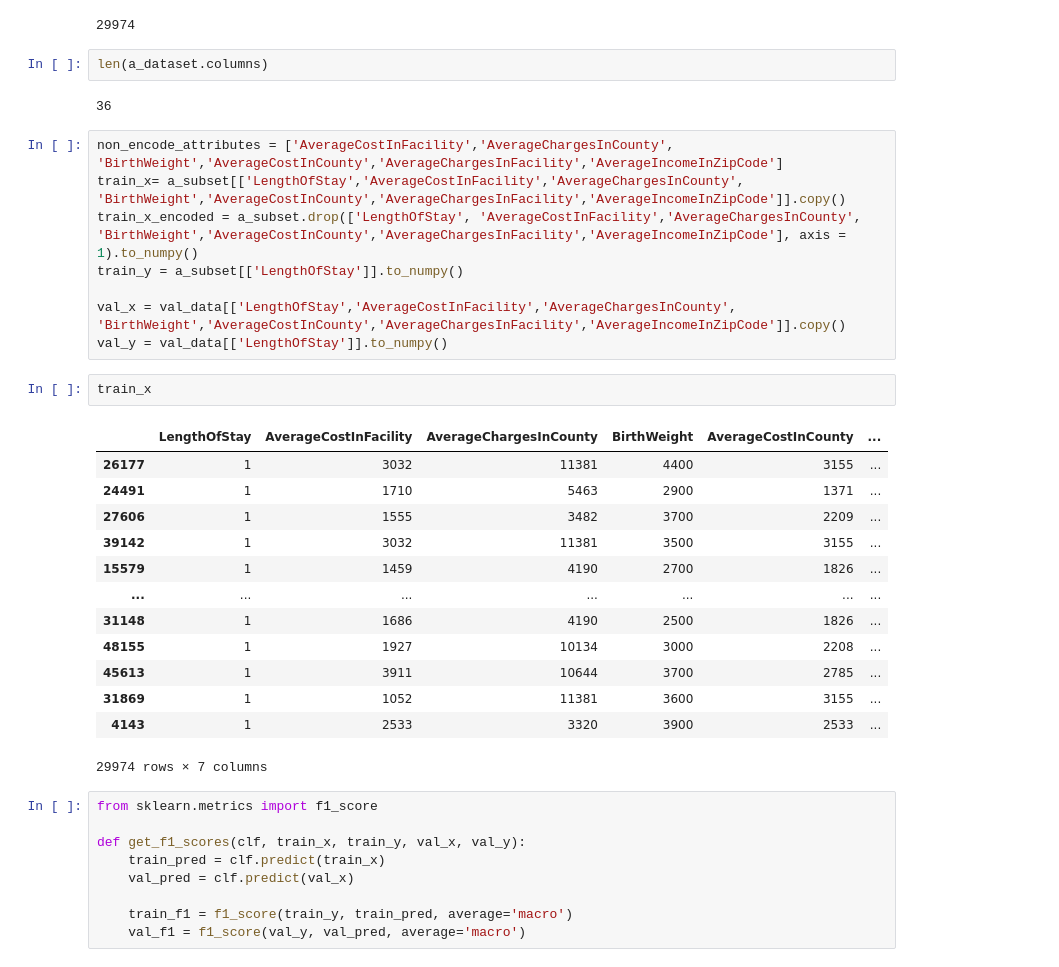
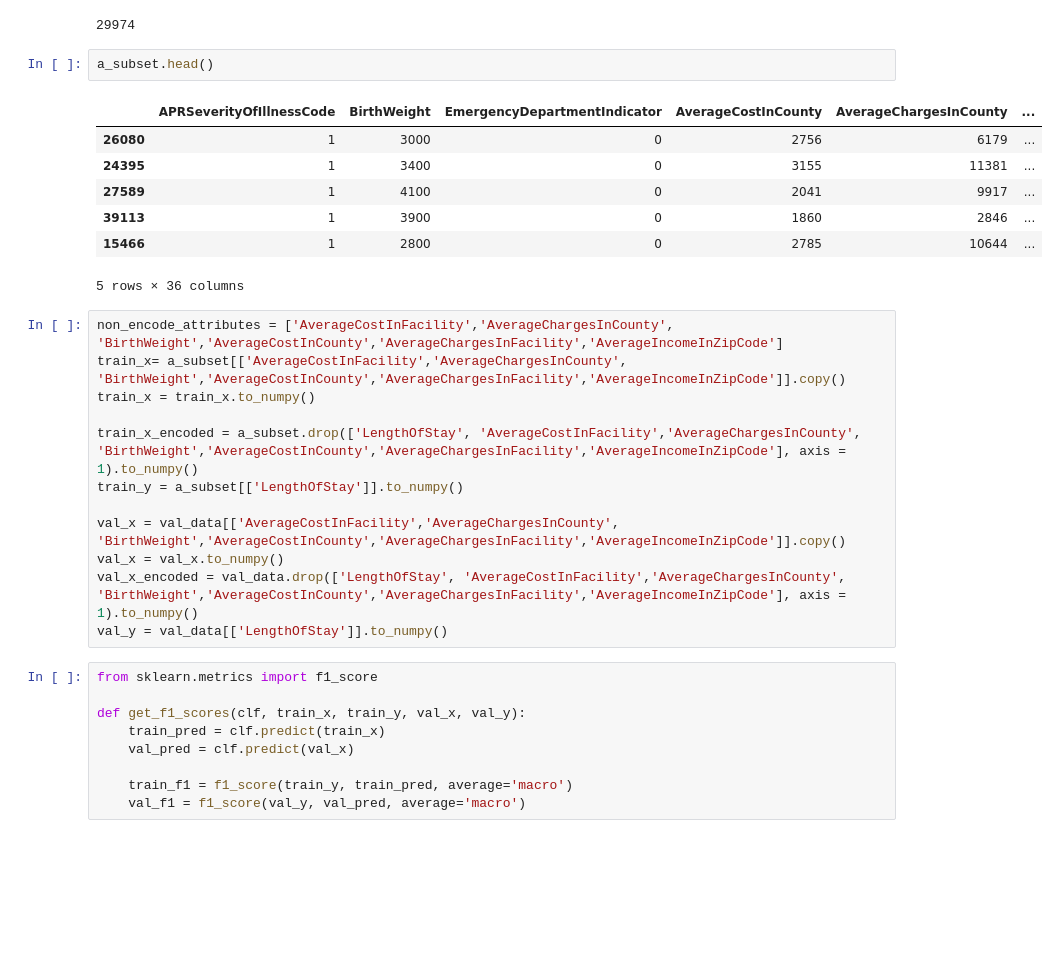
Before and after one commit to s3723189/COSC2673_assignment1, a Jupyter notebook: assignment1.ipynb, the cells around one changed output. Saved outputs shown, nothing was run; the diff lists cells and outputs as text; blank space fills up the shorter version.

```diff
--- a/assignment1.ipynb
+++ b/assignment1.ipynb
@@ -356,34 +386,28 @@ print(a_subset.shape[0], val_data.shape[0])
 print(a_subset.shape[0])
 # %% [output]
 29974
-# %%
-len(a_dataset.columns)
-# %% [output]
-36
+# %%
+a_subset.head()
+# %% [output]
+|  | APRSeverityOfIllnessCode | BirthWeight | EmergencyDepartmentIndicator | AverageCostInCounty | AverageChargesInCounty | ... |
+| 26080 | 1 | 3000 | 0 | 2756 | 6179 | ... |
+| 24395 | 1 | 3400 | 0 | 3155 | 11381 | ... |
+| 27589 | 1 | 4100 | 0 | 2041 | 9917 | ... |
+| 39113 | 1 | 3900 | 0 | 1860 | 2846 | ... |
+| 15466 | 1 | 2800 | 0 | 2785 | 10644 | ... |
+5 rows × 36 columns
 # %%
 non_encode_attributes = ['AverageCostInFacility','AverageChargesInCounty', 'BirthWeight','AverageCostInCounty','AverageChargesInFacility','AverageIncomeInZipCode']
-train_x= a_subset[['LengthOfStay','AverageCostInFacility','AverageChargesInCounty', 'BirthWeight','AverageCostInCounty','AverageChargesInFacility','AverageIncomeInZipCode']].copy()
+train_x= a_subset[['AverageCostInFacility','AverageChargesInCounty', 'BirthWeight','AverageCostInCounty','AverageChargesInFacility','AverageIncomeInZipCode']].copy()
+train_x = train_x.to_numpy()
+
 train_x_encoded = a_subset.drop(['LengthOfStay', 'AverageCostInFacility','AverageChargesInCounty', 'BirthWeight','AverageCostInCounty','AverageChargesInFacility','AverageIncomeInZipCode'], axis = 1).to_numpy()
 train_y = a_subset[['LengthOfStay']].to_numpy()
 
-val_x = val_data[['LengthOfStay','AverageCostInFacility','AverageChargesInCounty', 'BirthWeight','AverageCostInCounty','AverageChargesInFacility','AverageIncomeInZipCode']].copy()
+val_x = val_data[['AverageCostInFacility','AverageChargesInCounty', 'BirthWeight','AverageCostInCounty','AverageChargesInFacility','AverageIncomeInZipCode']].copy()
+val_x = val_x.to_numpy()
+val_x_encoded = val_data.drop(['LengthOfStay', 'AverageCostInFacility','AverageChargesInCounty', 'BirthWeight','AverageCostInCounty','AverageChargesInFacility','AverageIncomeInZipCode'], axis = 1).to_numpy()
 val_y = val_data[['LengthOfStay']].to_numpy()
-# %%
-train_x
-# %% [output]
-|  | LengthOfStay | AverageCostInFacility | AverageChargesInCounty | BirthWeight | AverageCostInCounty | ... |
-| 26177 | 1 | 3032 | 11381 | 4400 | 3155 | ... |
-| 24491 | 1 | 1710 | 5463 | 2900 | 1371 | ... |
-| 27606 | 1 | 1555 | 3482 | 3700 | 2209 | ... |
-| 39142 | 1 | 3032 | 11381 | 3500 | 3155 | ... |
-| 15579 | 1 | 1459 | 4190 | 2700 | 1826 | ... |
-| ... | ... | ... | ... | ... | ... | ... |
-| 31148 | 1 | 1686 | 4190 | 2500 | 1826 | ... |
-| 48155 | 1 | 1927 | 10134 | 3000 | 2208 | ... |
-| 45613 | 1 | 3911 | 10644 | 3700 | 2785 | ... |
-| 31869 | 1 | 1052 | 11381 | 3600 | 3155 | ... |
-| 4143 | 1 | 2533 | 3320 | 3900 | 2533 | ... |
-29974 rows × 7 columns
 # %%
 from sklearn.metrics import f1_score
 
```
Also changed, not shown: parts of 8 cells of this notebook.
